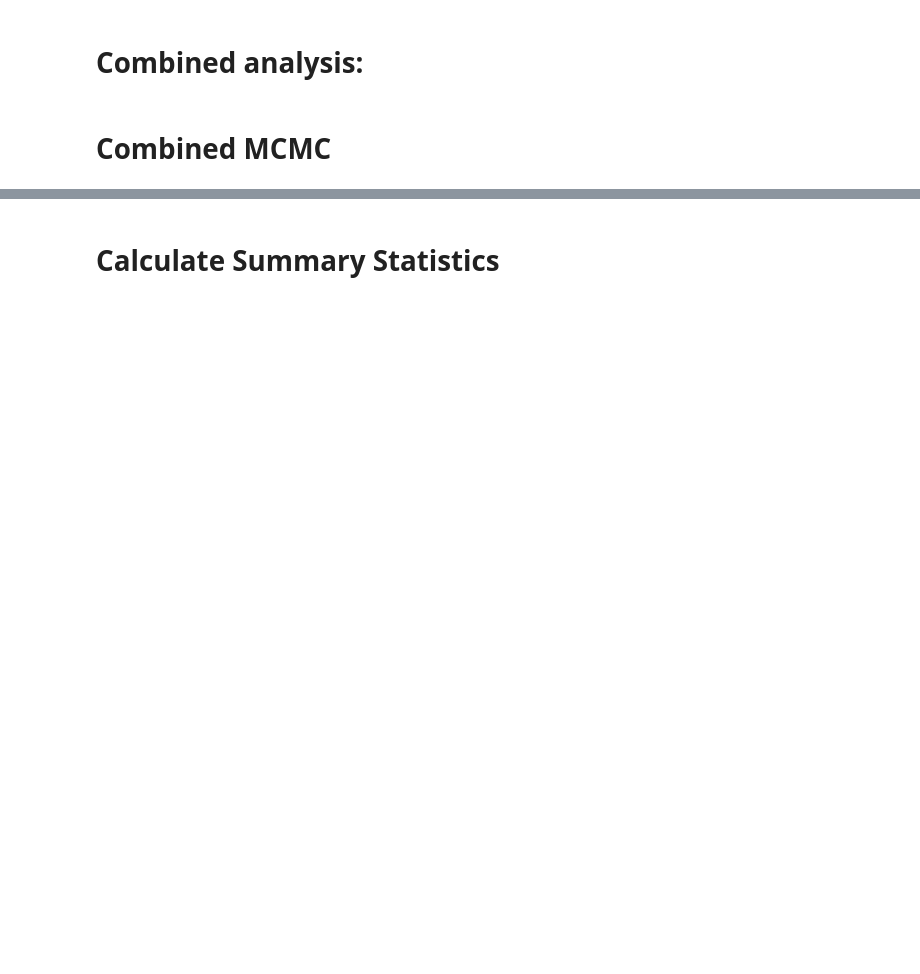
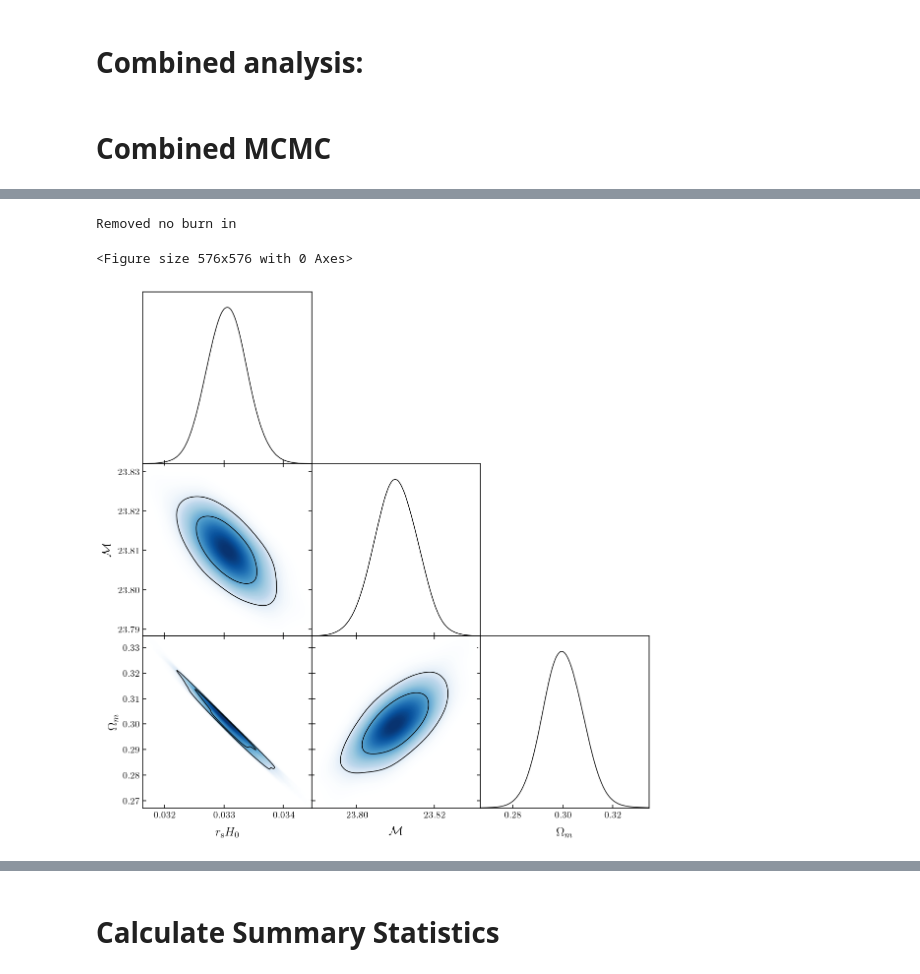
Before and after one commit to WeikangLin/CosmicStds, a Jupyter notebook: MCMC_cosmic_stds.ipynb, the cells around one changed output, grey strips where cells are left out. Cells and saved outputs as stored; diff of their text form; code cells hidden in the pictures; blank space fills up the shorter version.

```diff
--- a/MCMC_cosmic_stds.ipynb
+++ b/MCMC_cosmic_stds.ipynb
@@ -334,0 +346,23 @@ def lnprob_stds(theta,SN_input,BAO_input,CMB_input,CC_input):
+# %%
+ndim, nwalkers, nstep = 7, 64, 1000  # settings for emcee
+# set the path/file to save the chain:
+save_chain_file = 'chains/Default/UCstds_'+str(nwalkers)+'_step'+str(nstep)+'.csv'
+
+SN_input=[pantheon,invC_pan]
+BAO_input= ['BAO_data/',['6df','DR7_MGS','DR12_consensus','DR14_qsar','DR14_lya_qsar','DR14p845']]
+CMB_input= [CMB_means,CMB_invC]
+CC_input=[False,'./CC_data/CC_with_ExtraError.txt']
+# MCMC
+pos = [[1089.0*(1+0.0002*np.random.randn()),   # z_rec
+        0.033*(1+0.0005*np.random.randn()),    # rsH0
+        23.809306*(1+0.0003*np.random.randn()),   # MH0
+        0.3*(1+0.0003*np.random.randn()),         # Omegam
+        0.7*(1+0.002*np.random.randn()),          # h
+        30*(1+0.002*np.random.randn()),           # Deltaz_decoupling
+        0.0222*(1+0.002*np.random.randn())] for i in range(nwalkers)]       # omegabh2
+
+sampler_combined=emcee.EnsembleSampler(nwalkers, ndim, lnprob_stds_default,
+                                       args=(SN_input,BAO_input,CMB_input,CC_input))
+sampler_combined.run_mcmc(pos, nstep, progress=True,);
+samples_combined = sampler_combined.chain[:, 100:, :].reshape((-1, ndim))   #filter out first XXX rows
+np.savetxt(save_chain_file, samples_combined, delimiter=',')
@@ -334,0 +402,20 @@ def lnprob_stds(theta,SN_input,BAO_input,CMB_input,CC_input):
+# %%
+load_chian_file = save_chain_file # choose file to load
+samples = np.loadtxt(load_chian_file,delimiter=",")
+names = ['zstar','rsH0', 'MH0','omegam','h','Deltazrec','omegabh2']    # put parameters here
+labels =  [r'z_*',r'r_{\rm{s}}H_0',r'\mathcal{M}',r'\Omega_m',r'h',r'\Delta z_{dec}','\Omega_b h^2']
+MCsamples = MCSamples(samples=samples,names = names, labels = labels,ranges={'h':(0.55, 0.88)},
+                      label='Uncalibrated Cosmic Standards')
+p = MCsamples.getParams()
+MCsamples.addDerived(p.h*100, name='H0', label=r'$H_0$',range=[55,88])
+Delta_rH0s=[]
+for xa,xb,xc,xd,xe in zip(p.zstar,p.Deltazrec,p.omegam,p.h,p.omegabh2):
+     Delta_rH0s.append(BG.Delta_rH0(xa,xb,xc,xd,xe))
+MCsamples.addDerived(np.array(Delta_rH0s),name='DeltarsH0', label=r'$\Delta r_sH_0$')
+g = plots.getSinglePlotter(width_inch=8, ratio=1)
+g.triangle_plot(MCsamples, ['rsH0', 'MH0','omegam'] , shaded=True)
+g.export(os.path.join(r'figures',r'Combined.pdf'))
+# %% [output]
+Removed no burn in
+<Figure size 576x576 with 0 Axes>
+[figure, added]
```
Also changed, not shown: parts of 26 cells of this notebook, 6 other files.
